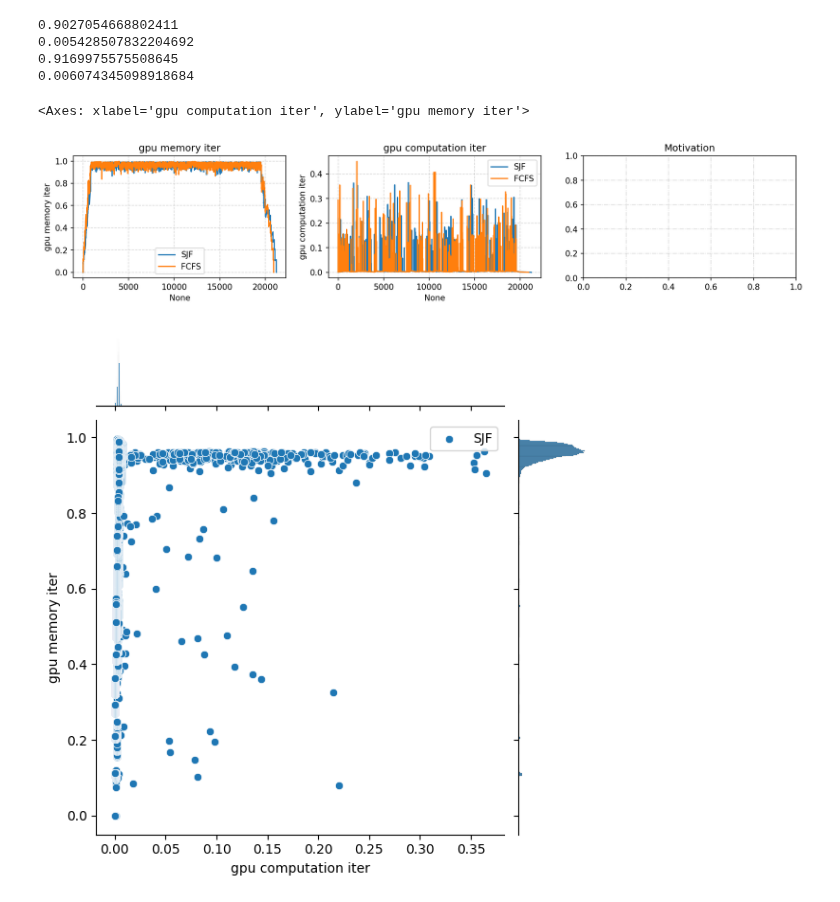
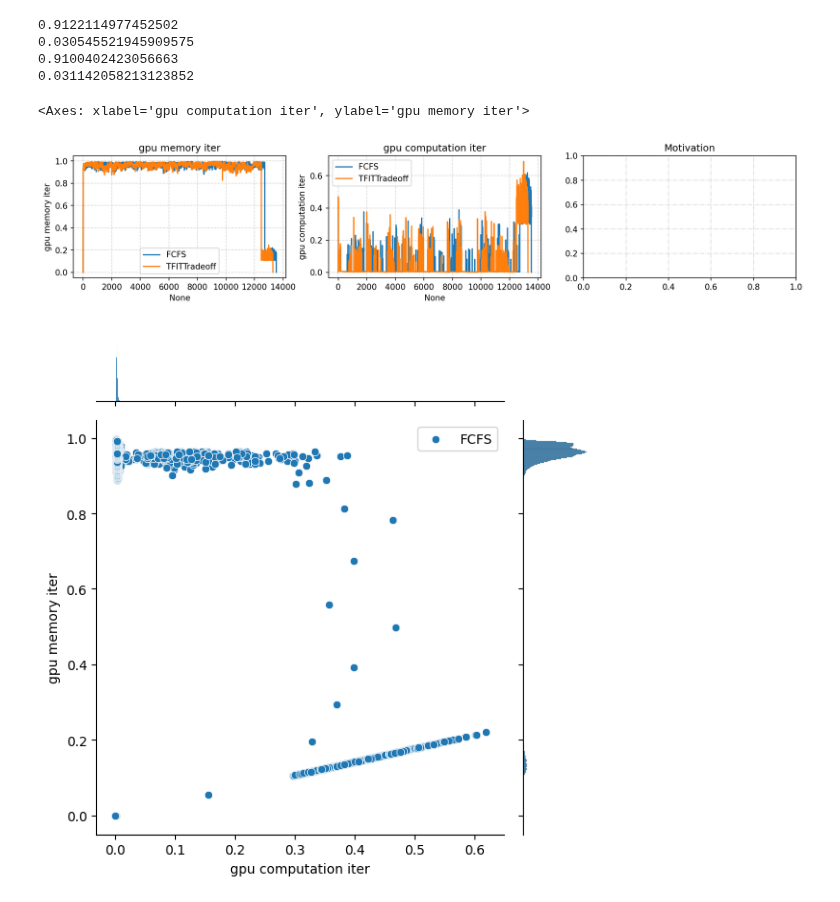
Before and after one commit to chengzhi-lu/vllm, a Jupyter notebook: benchmarks/result/analysis/result_analysis_1.ipynb, the cells around one changed output. Cells and saved outputs as stored; diff of their text form; code cells hidden in the pictures.

```diff
--- a/benchmarks/result/analysis/result_analysis_1.ipynb
+++ b/benchmarks/result/analysis/result_analysis_1.ipynb
@@ -526,6 +593,6 @@ Text(0, 0.5, 'Median TTFT')
 # %%
-_date = "20240909"
-_counters = [0]
+_date = "20240924"
+_counters = [1]
 execute_result_dir_names = [
     os.path.join(base_dir, _date, str(counter)) for counter in _counters
 ]
@@ -537,7 +604,7 @@ for _dir_name in execute_result_dir_names:
         if (
             _file.endswith(".csv")
             and "_detailed" in _file
-            and "2.0qps" in _file      # Need to change
+            and "10.0qps" in _file      # Need to change
         ):
             _detailed_result_df = pd.read_csv(os.path.join(_dir_name, _file))
             _detailed_result_df["gpu memory iter"] = (
@@ -551,15 +618,17 @@ for _dir_name in execute_result_dir_names:
             )
             if "sjf" in _file:
                 execute_result_dfs_moti["SJF"] = _detailed_result_df
+            elif "las" in _file:
+                execute_result_dfs_moti["LAS"] = _detailed_result_df
             elif "fcfs" in _file:
                 execute_result_dfs_moti["FCFS"] = _detailed_result_df
             elif "tfittradeoff" in _file:
                 execute_result_dfs_moti["TFITTradeoff"] = _detailed_result_df
 # %% [output]
-0.9027054668802411
-0.005428507832204692
-0.9169975575508645
-0.006074345098918684
+0.9122114977452502
+0.030545521945909575
+0.9100402423056663
+0.031142058213123852
 # %%
 # For Motivation:
 plt.figure(figsize=(16, 6), dpi=150)
@@ -572,48 +641,48 @@ for metric_label_moti in metric_labels_moti:
     plt.subplot(2, 3, metric_labels_moti.index(metric_label_moti)+1)
     plt.title(metric_label_moti)
     plt.grid(alpha=0.5, linestyle="--")
     for policy_moti in policies_moti:
         sns.lineplot(
             data=execute_result_dfs_moti[policy_moti],
             x=execute_result_dfs_moti[policy_moti].index,
             y=metric_label_moti,
             label=policy_moti,
         )
 
 plt.subplot(2, 3, len(metric_labels_moti)+1)
 plt.title("Motivation")
 plt.grid(alpha=0.5, linestyle="dashdot")
 
 # Option 1: Draw all motivations
-policy_moti = "SJF" # TFITTradeoff, SJF, FCFS
-sns.jointplot(
-    data=execute_result_dfs_moti[policy_moti],
-    x=metric_labels_moti[1],
-    y=metric_labels_moti[0],
-    label=policy_moti,
-)
+# policy_moti = "SJF" # TFITTradeoff, SJF, FCFS
+# sns.jointplot(
+#     data=execute_result_dfs_moti[policy_moti],
+#     x=metric_labels_moti[1],
+#     y=metric_labels_moti[0],
+#     label=policy_moti,
+# )
 
 policy_moti = "FCFS" # TFITTradeoff, SJF, FCFS
 sns.jointplot(
     data=execute_result_dfs_moti[policy_moti],
     x=metric_labels_moti[1],
     y=metric_labels_moti[0],
     label=policy_moti,
 )
 
-# Option 2: Draw single policy motivation
-for policy_moti in policies_moti:
-# policy_moti = "TFITTradeoff" # TFITTradeoff, SJF, FCFS
-    sns.jointplot(
-        data=execute_result_dfs_moti[policy_moti],
-        x=metric_labels_moti[1],
-        y=metric_labels_moti[0],
-        label=policy_moti,
-    )
+# # Option 2: Draw single policy motivation
+# for policy_moti in policies_moti:
+# # policy_moti = "TFITTradeoff" # TFITTradeoff, SJF, FCFS
+#     sns.jointplot(
+#         data=execute_result_dfs_moti[policy_moti],
+#         x=metric_labels_moti[1],
+#         y=metric_labels_moti[0],
+#         label=policy_moti,
+#     )
 
 plt.tight_layout()
 plt.gca()
 # %% [output]
 <Axes: xlabel='gpu computation iter', ylabel='gpu memory iter'>
-[figure, old version]
+[figure, new version]
-[figure, old version]
+[figure, new version]
```
Also changed, not shown: parts of 9 cells of this notebook, 14 other files.
